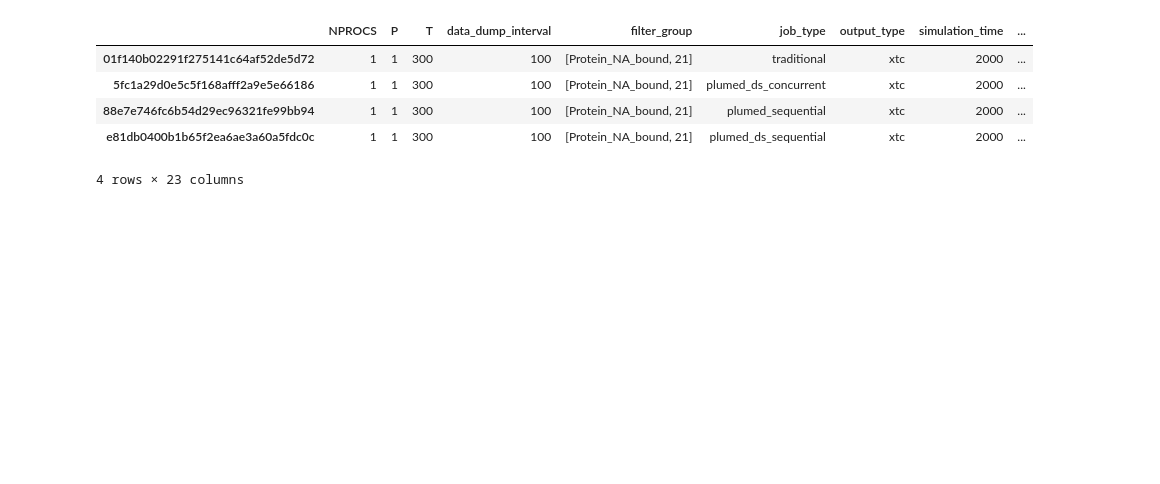
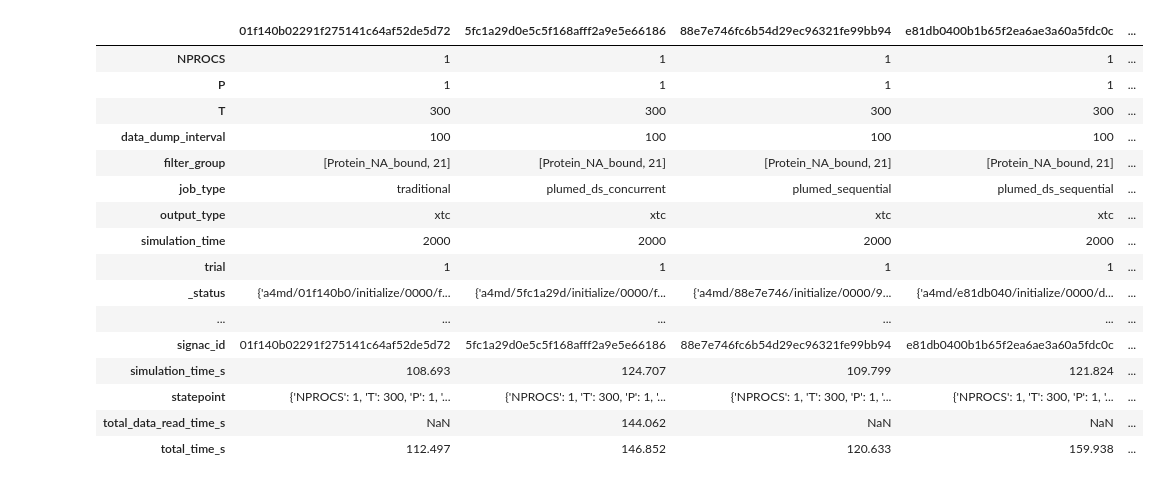
Before and after one commit to Analytics4MD/A4MD, a Jupyter notebook: project/notebooks/workflows_comparison.ipynb, the cells around one changed output. Drawn from its saved outputs; the diff is of its cells as text; code cells hidden in the pictures; blank space fills up the shorter version.

```diff
--- a/project/notebooks/workflows_comparison.ipynb
+++ b/project/notebooks/workflows_comparison.ipynb
@@ -1,24 +1,35 @@
 # %%
 import signac
 import pandas as pd
 import matplotlib
 import numpy as np
 %matplotlib inline
 import matplotlib.pyplot as plt
 
 project = signac.get_project(root='../')
 df_index = pd.DataFrame(project.index())
 df_index = df_index.set_index(['_id'])
 statepoints = {doc['_id']: doc['statepoint'] for doc in project.index()}
 df = pd.DataFrame(statepoints).T.join(df_index)
-df.head()
+df.T
 # %% [output]
-|  | NPROCS | P | T | data_dump_interval | filter_group | job_type | output_type | simulation_time | ... |
-| 01f140b02291f275141c64af52de5d72 | 1 | 1 | 300 | 100 | [Protein_NA_bound, 21] | traditional | xtc | 2000 | ... |
-| 5fc1a29d0e5c5f168afff2a9e5e66186 | 1 | 1 | 300 | 100 | [Protein_NA_bound, 21] | plumed_ds_concurrent | xtc | 2000 | ... |
-| 88e7e746fc6b54d29ec96321fe99bb94 | 1 | 1 | 300 | 100 | [Protein_NA_bound, 21] | plumed_sequential | xtc | 2000 | ... |
-| e81db0400b1b65f2ea6ae3a60a5fdc0c | 1 | 1 | 300 | 100 | [Protein_NA_bound, 21] | plumed_ds_sequential | xtc | 2000 | ... |
+|  | 01f140b02291f275141c64af52de5d72 | 5fc1a29d0e5c5f168afff2a9e5e66186 | 88e7e746fc6b54d29ec96321fe99bb94 | e81db0400b1b65f2ea6ae3a60a5fdc0c | ... |
+| NPROCS | 1 | 1 | 1 | 1 | ... |
+| P | 1 | 1 | 1 | 1 | ... |
+| T | 300 | 300 | 300 | 300 | ... |
+| data_dump_interval | 100 | 100 | 100 | 100 | ... |
+| filter_group | [Protein_NA_bound, 21] | [Protein_NA_bound, 21] | [Protein_NA_bound, 21] | [Protein_NA_bound, 21] | ... |
+| job_type | traditional | plumed_ds_concurrent | plumed_sequential | plumed_ds_sequential | ... |
+| output_type | xtc | xtc | xtc | xtc | ... |
+| simulation_time | 2000 | 2000 | 2000 | 2000 | ... |
+| trial | 1 | 1 | 1 | 1 | ... |
+| _status | {'a4md/01f140b0/initialize/0000/f... | {'a4md/5fc1a29d/initialize/0000/f... | {'a4md/88e7e746/initialize/0000/9... | {'a4md/e81db040/initialize/0000/d... | ... |
+| ... | ... | ... | ... | ... | ... |
+| signac_id | 01f140b02291f275141c64af52de5d72 | 5fc1a29d0e5c5f168afff2a9e5e66186 | 88e7e746fc6b54d29ec96321fe99bb94 | e81db0400b1b65f2ea6ae3a60a5fdc0c | ... |
+| simulation_time_s | 108.693 | 124.707 | 109.799 | 121.824 | ... |
+| statepoint | {'NPROCS': 1, 'T': 300, 'P': 1, '... | {'NPROCS': 1, 'T': 300, 'P': 1, '... | {'NPROCS': 1, 'T': 300, 'P': 1, '... | {'NPROCS': 1, 'T': 300, 'P': 1, '... | ... |
+| total_data_read_time_s | NaN | 144.062 | NaN | NaN | ... |
+| total_time_s | 112.497 | 146.852 | 120.633 | 159.938 | ... |
-4 rows × 23 columns
 # %%
 for jobid in df.index:
     job=project.open_job(id=jobid)
```
Also changed, not shown: parts of 6 cells of this notebook.
